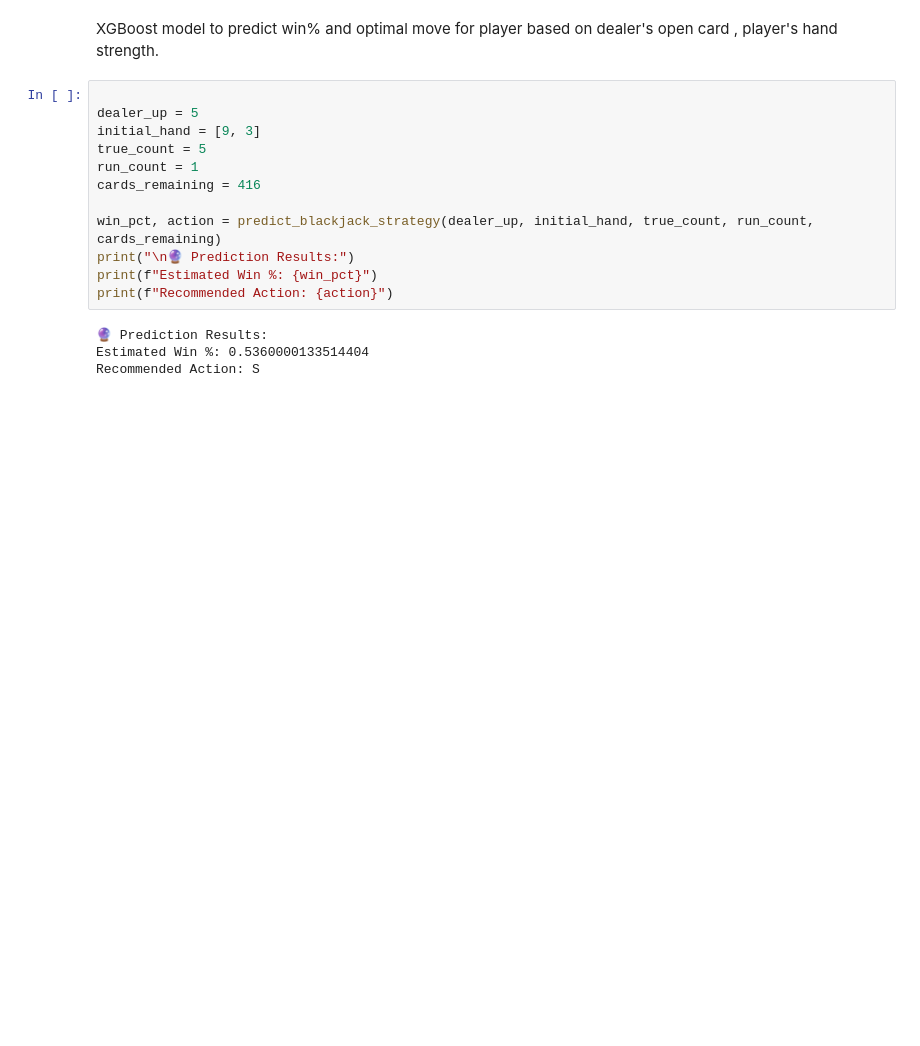
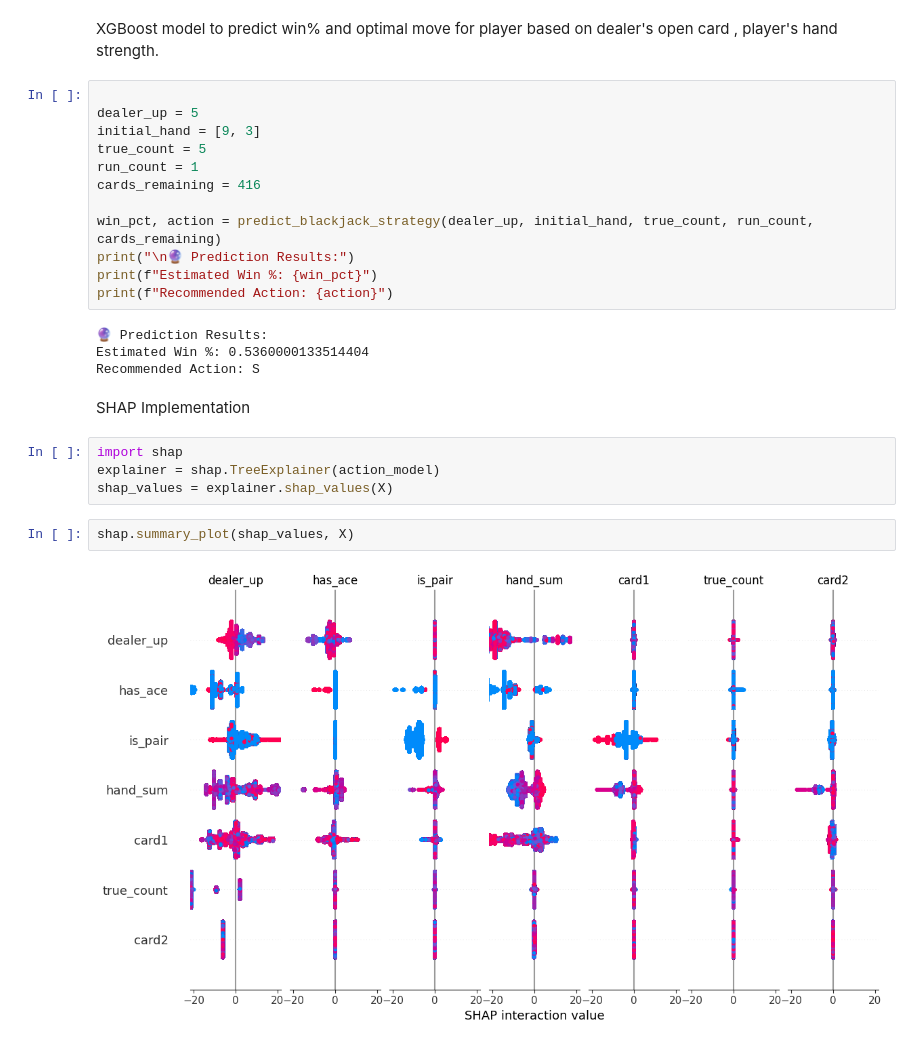
Before and after one commit to Dewie123/blackjack_predictor, a Jupyter notebook: blackjack_model_taka.ipynb, the cells around one changed output. Drawn from its saved outputs; the diff is of its cells as text; blank space fills up the shorter version.

```diff
--- a/blackjack_model_taka.ipynb
+++ b/blackjack_model_taka.ipynb
@@ -336,6 +336,16 @@ print(f"Recommended Action: {action}")
 🔮 Prediction Results:
 Estimated Win %: 0.5360000133514404
 Recommended Action: S
+# %% [markdown]
+SHAP Implementation
+# %%
+import shap
+explainer = shap.TreeExplainer(action_model)
+shap_values = explainer.shap_values(X)
+# %%
+shap.summary_plot(shap_values, X)
+# %% [output]
+[figure, added]
 # %%
 import joblib
 
```
Also changed, not shown: parts of 2 cells of this notebook.
